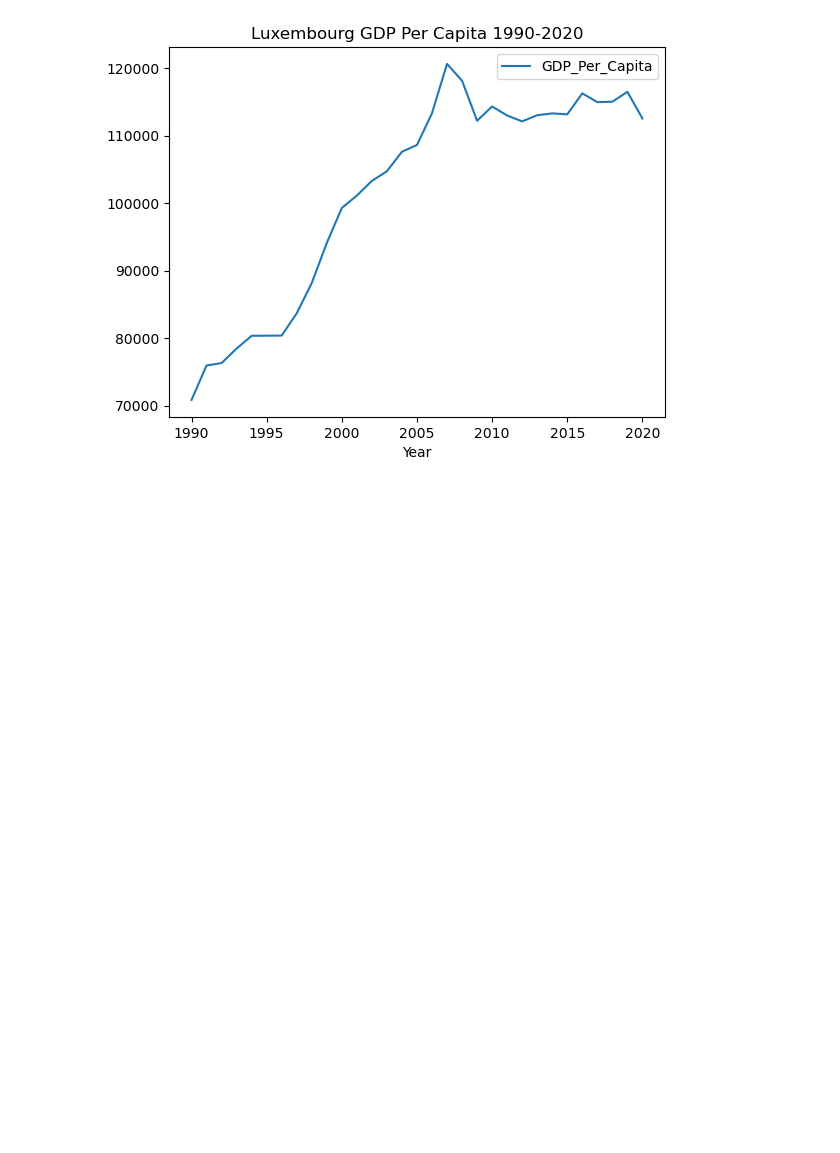
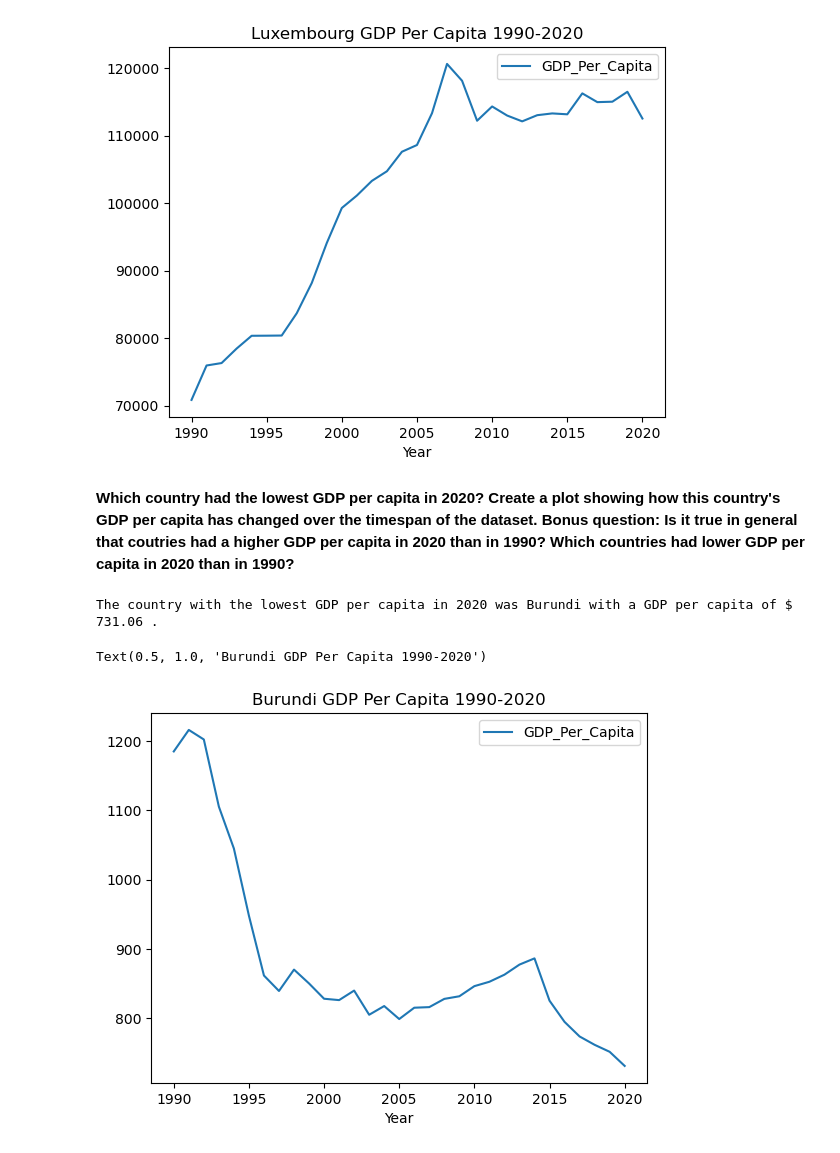
Before and after one commit to NSS-Data-Analytics-Cohort-8/gdp-and-internet-usage-thenicknash, a Jupyter notebook: notebooks/un_project.ipynb, the cells around one changed output. Saved outputs shown, nothing was run; the diff lists cells and outputs as text; code cells hidden in the pictures; blank space fills up the shorter version.

Commit message:
completed through question 17

```diff
--- a/notebooks/un_project.ipynb
+++ b/notebooks/un_project.ipynb
@@ -182,3 +182,15 @@ plt.title('Luxembourg GDP Per Capita 1990-2020')
 The country with the highest GDP per capita in 2020 was Luxembourg with a GDP per capita of $ 112557.31 .
 Text(0.5, 1.0, 'Luxembourg GDP Per Capita 1990-2020')
 [figure]
+# %% [markdown]
+<b>Which country had the lowest GDP per capita in 2020? Create a plot showing how this country's GDP per capita has changed over the timespan of the dataset. Bonus question: Is it true in general that coutries had a higher GDP per capita in 2020 than in 1990? Which countries had lower GDP per capita in 2020 than in 1990?</b>
+# %%
+bottom_country_2020_df = countries_2020_df.sort_values(by='GDP_Per_Capita', ascending=True).head(1)
+burundi_gdp_df = gdp_df[gdp_df['Country'] == 'Burundi']
+print('The country with the lowest GDP per capita in 2020 was', bottom_country_2020_df.iloc[0]['Country'], 'with a GDP per capita of $', round(bottom_country_2020_df.iloc[0]['GDP_Per_Capita'], 2), '.')
+burundi_gdp_df.plot(kind='line', x='Year', y='GDP_Per_Capita')
+plt.title('Burundi GDP Per Capita 1990-2020')
+# %% [output]
+The country with the lowest GDP per capita in 2020 was Burundi with a GDP per capita of $ 731.06 .
+Text(0.5, 1.0, 'Burundi GDP Per Capita 1990-2020')
+[figure, added]
```
Also changed, not shown: parts of 9 cells of this notebook.
